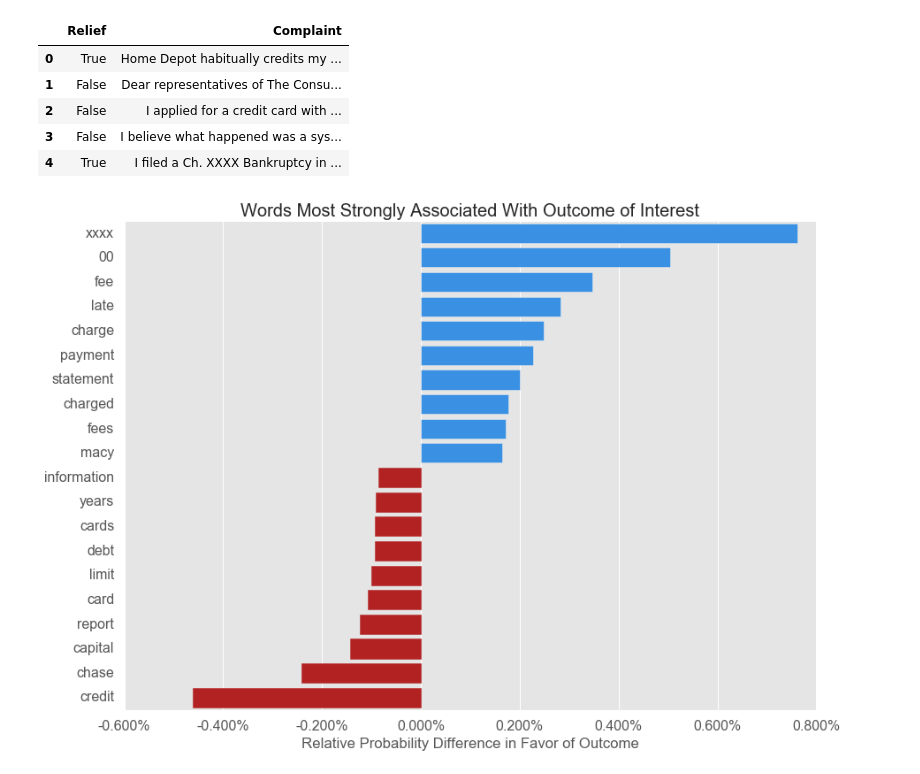
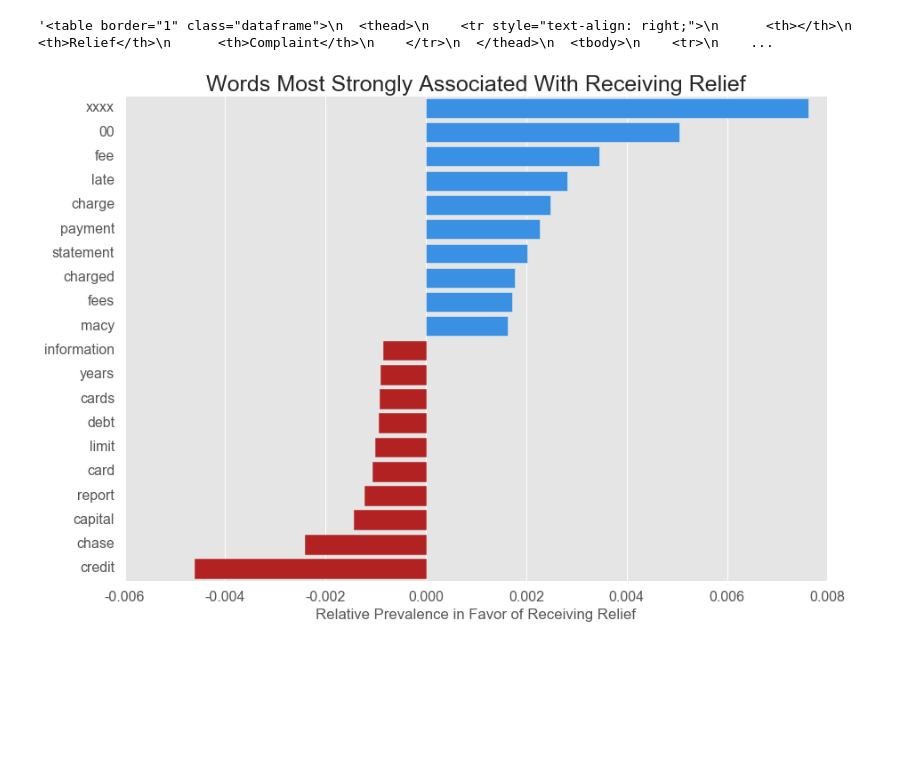
Before and after one commit to HipHoff/HipHoff, a Jupyter notebook: CFPB Complaints/MultinomialNB.ipynb, the cells around one changed output. Drawn from its saved outputs; the diff is of its cells as text; code cells hidden in the pictures; blank space fills up the shorter version.

```diff
--- a/CFPB Complaints/MultinomialNB.ipynb
+++ b/CFPB Complaints/MultinomialNB.ipynb
@@ -38,46 +35,41 @@ df.columns = ['Relief','Complaint']
 # %%
 #HTML for pasting DF into WordPress
 
-df.head(5)
+df.head(5).to_html()
 # %% [output]
-|  | Relief | Complaint |
-| 0 | True | Home Depot habitually credits my ... |
-| 1 | False | Dear representatives of The Consu... |
-| 2 | False | I applied for a credit card with ... |
-| 3 | False | I believe what happened was a sys... |
-| 4 | True | I filed a Ch. XXXX Bankruptcy in ... |
+'<table border="1" class="dataframe">\n  <thead>\n    <tr style="text-align: right;">\n      <th></th>\n      <th>Relief</th>\n      <th>Complaint</th>\n    </tr>\n  </thead>\n  <tbody>\n    <tr>\n    ...
 # %%
 # Words most associated with getting relief
 
 complaints = df['Complaint'].values
 
 vect = CountVectorizer(ngram_range=(1,1), stop_words='english')
 X = vect.fit_transform(complaints)
 words = vect.get_feature_names()
 
 y = [int(x) for x in df['Relief'].values]
 
 clf = MultinomialNB(alpha=0)
 clf.fit(X,y)
 
 likelihood_df = pd.DataFrame(clf.feature_log_prob_.transpose(),columns=['NoRelief', 'Relief'], index=words)
 
 # Undo log of probabilities and take difference to look at relative probability differences
-likelihood_df['Percent More Likely to Get Relief'] = likelihood_df.eval('100 * (exp(Relief) - exp(NoRelief))')
+likelihood_df['Percent More Likely to Get Relief'] = likelihood_df.eval('(exp(Relief) - exp(NoRelief))')
 top_10 = likelihood_df['Percent More Likely to Get Relief'].sort_values(ascending=False).ix[:10]
 bottom_10 = likelihood_df['Percent More Likely to Get Relief'].sort_values().ix[:10].sort_values(ascending=False)
 top_and_bottom_10 = pd.concat([top_10,bottom_10])
 
 with plt.style.context('ggplot'):
     sns.barplot(y=top_and_bottom_10.index, x=top_and_bottom_10, color='DodgerBlue')
     plt.ylabel('')
-    plt.xlabel('Relative Probability Difference in Favor of Outcome')
-    plt.title('Words Most Strongly Associated With Outcome of Interest')
-    plt.gca().xaxis.set_major_formatter(mpl.ticker.FormatStrFormatter('%.3f%%'))
+    plt.xlabel('Relative Prevalence in Favor of Receiving Relief')
+    plt.title('Words Most Strongly Associated With Receiving Relief', fontsize=25)
+    plt.gca().xaxis.set_major_formatter(mpl.ticker.FormatStrFormatter('%.3f'))
     for bar in plt.gca().get_children()[10:20]:
         bar.set_color('FireBrick')
     output_figure('top_bottom_ten_words')
 # %% [output]
-[figure, old version]
+[figure, new version]
 # %%
 # 2-grams most associated with getting relief
```
Also changed, not shown: parts of 4 cells of this notebook, 6 other files.
